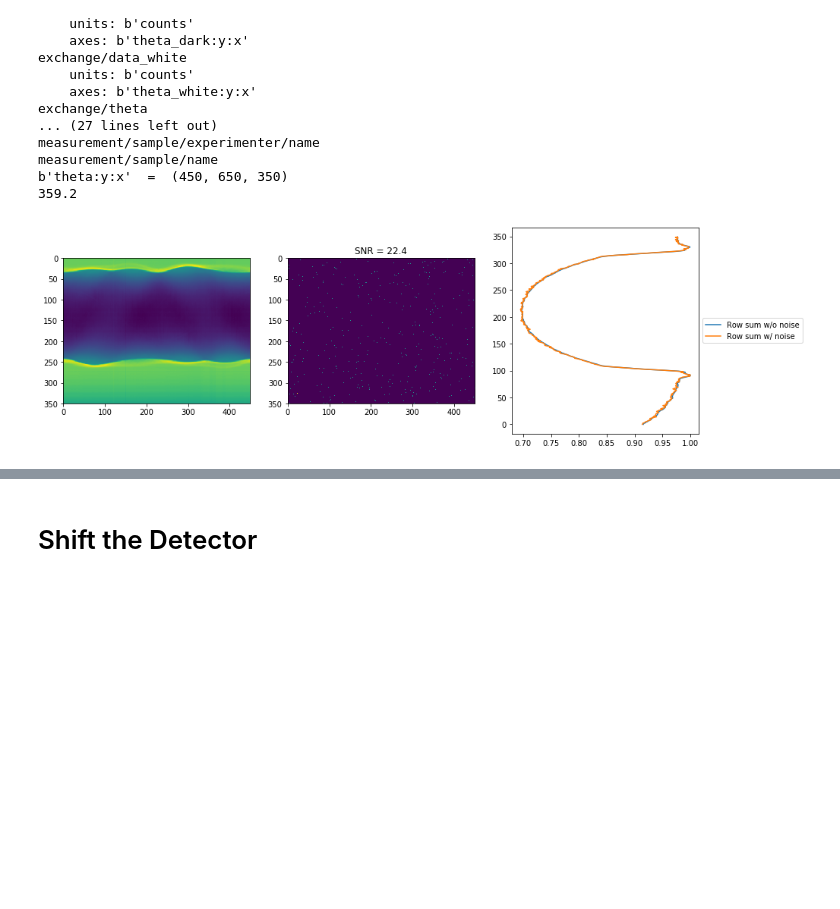
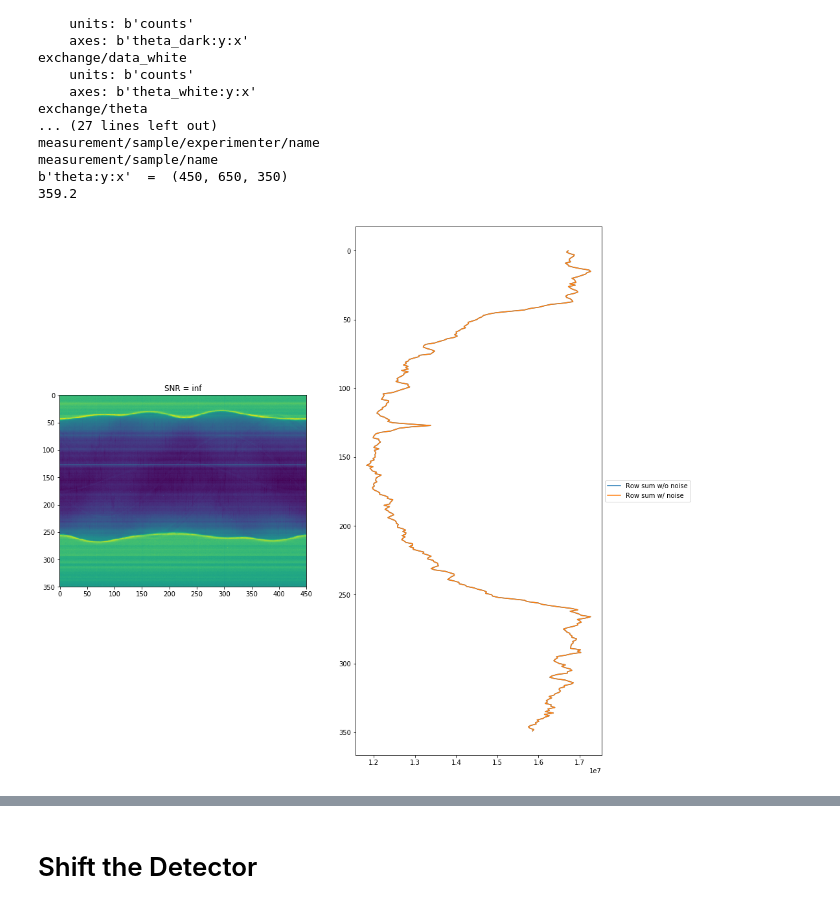
Before and after one commit to everettvacek/rotationCenter, a Jupyter notebook: Scan_crop_pad.ipynb, the cells around one changed output, grey strips where cells are left out. Drawn from its saved outputs; the diff is of its cells as text; code cells hidden in the pictures; blank space fills up the shorter version.

Commit message:
Changes to data handeling, added single projection analysis

```diff
--- a/Scan_crop_pad.ipynb
+++ b/Scan_crop_pad.ipynb
@@ -14,6 +16,6 @@ import h5py
 # %%
 #h_sino = h5py.File('./sinograms/tomo_00001/tomo_00001.h5', 'r')
-h_sino = h5py.File('./sinograms/tomo_00064_to_00067/tomo_00067.h5', 'r')
+h_sino = h5py.File('./sinograms/tomo_00064_to_00067/tomo_00066.h5', 'r')
 
 def print_attrs(name, obj):
     print(name)
@@ -54,13 +56,16 @@ b'theta:y:x'  =  (450, 650, 350)
 # for single sinogram, exposure is 1:1 noise to signal
 # for summed sinograms exposure is 1:Y noise to signal where y is the dimension of y axis
 #exposure = None
-exposure = 1*data.shape[1]
+exposure = None#*data.shape[1]
+
+## Preform stripe removal
+#sinogram = remove_stripe_fw(data)
 
 ## Choose to sum along Y axis or to select a slice
-added = np.sum(data ,axis = 1)            #sum along Y axis
-sinogram = np.transpose(added)
+#added = np.sum(data ,axis = 1)            #sum along Y axis
+#sinogram = np.transpose(added)
 sinogram_slice, sinogram_slice_snr = add_noise(np.transpose(data[:,100,:]), exposure)
-#sinogram = np.transpose(data[:,650//2,:])  #select a slice
+sinogram = np.transpose(data[:,175,:])  #select a slice
 
 ## Add noise
 sinogram_n, sinogram_noise_snr = add_noise(sinogram, exposure)
@@ -75,28 +80,88 @@ rowsum_n = np.sum(sinogram_n, axis=1)
 #print(cross_correlate(rowsum))
 # %%
 ## Plot ##
-plt.figure(figsize=(15,5))
-plt.subplot(131)
+plt.figure(figsize=(15,15))
+plt.subplot(121)
 plt.imshow(sinogram)
-plt.subplot(132)
-plt.imshow(sinogram_noise)
+#plt.subplot(132)
+#plt.imshow(sinogram_n)
 plt.title('SNR = ' + str(sinogram_noise_snr)[0:4])
-plt.subplot(133)
-plt.plot(rowsum[::-1]/np.max(rowsum), np.arange(0,sinogram.shape[0],1), label = 'Row sum w/o noise')
-plt.plot(rowsum_n[::-1]/np.max(rowsum_n), np.arange(0,sinogram.shape[0],1), label = 'Row sum w/ noise')
+plt.subplot(122)
+plt.plot(rowsum, np.arange(0,sinogram.shape[0],1), label = 'Row sum w/o noise')
+plt.plot(rowsum_n, np.arange(0,sinogram.shape[0],1), label = 'Row sum w/ noise')
+plt.gca().invert_yaxis()
 plt.legend(loc='center left', bbox_to_anchor=(1, 0.5))
 
 plt.show()
-
+'''
 plt.figure(figsize = (10,5))
 plt.subplot(121)
 plt.imshow(gaussian_filter(sinogram_slice, sigma=5))
 plt.title('SNR = ' + str(sinogram_slice_snr)[0:4])
 plt.subplot(122)
-plt.plot(np.sum(gaussian_filter1d(sinogram_slice, sigma=10, axis=0), axis = 1), np.arange(0,sinogram.shape[0],1))
+plt.plot(np.sum(gaussian_filter(sinogram_slice, sigma=10), axis = 1), np.arange(0,sinogram.shape[0],1))
+plt.gca().invert_yaxis()
+plt.show()
+'''
+SYM_min = []
+for i in range(sinogram.shape[1]):
+    test_rowsum = (sinogram_n[:,i] - np.min(sinogram_n[:,i]))/np.max(sinogram_n[:,i] - np.min(sinogram_n[:,i]))#rowsum_n[0:350]-np.min(rowsum_n)
+    DC, SYM = np.zeros(len(test_rowsum), dtype = 'complex'), np.zeros(len(test_rowsum), dtype = 'complex')
+    array_fft = np.fft.fft(test_rowsum)
+    SYM[1] = array_fft[1]
+    ifftr = np.fft.ifft(SYM)
+    ifftr_even = np.fft.ifft(np.real(SYM))
+    ifftr_odd = np.fft.ifft(np.imag(SYM)*1j)
+    #print(argrelextrema(ifftr, np.less)[0][0])
+    SYM_min.append(argrelextrema(ifftr, np.less)[0][0])
+
+    '''
+    plt.plot((test_rowsum-np.min(test_rowsum))/np.max(test_rowsum-np.min(test_rowsum))**.5)
+    plt.plot((ifftr-np.min(ifftr))/np.abs(np.max(ifftr-np.min(ifftr)))**.5)
+    plt.plot((ifftr_even-np.min(ifftr_even))/np.abs(np.max(ifftr_even-np.min(ifftr_even)))**.5, label = 'even')
+    plt.plot((ifftr_odd-np.min(ifftr_odd))/np.abs(np.max(ifftr_odd-np.min(ifftr_odd)))**.5, label = 'odd')
+    plt.title(str(argrelextrema(ifftr, np.less)[0]) + '  ' + str(np.max(ifftr_odd)))
+    #plt.plot((np.arange(215)-150)**4/400000000)
+    plt.legend()
+    plt.show()
+    '''
+
+def fit_to_cos(array):
+    N = len(array)
+    data = array
+    t = np.linspace(0, 4*np.pi, N)
+    guess_mean = np.mean(data)
+    guess_std = 3*np.std(data)/(2**0.5)/(2**0.5)
+    guess_phase = 0
+    guess_freq = .5
+    guess_amp = np.max(data)-np.abs(np.min(data))
+
+    # we'll use this to plot our first estimate. This might already be good enough for you
+    data_first_guess = guess_std*np.sin(t+guess_phase) + guess_mean
+
+    # Define the function to optimize, in this case, we want to minimize the difference
+    # between the actual data and our "guessed" parameters
+    optimize_func = lambda x: x[0]*np.sin(x[1]*t+x[2]) + x[3] - data
+    est_amp, est_freq, est_phase, est_mean = leastsq(optimize_func, [guess_amp, guess_freq, guess_phase, guess_mean])[0]
+
+    # recreate the fitted curve using the optimized parameters
+    data_fit = est_amp*np.sin(est_freq*t+est_phase) + est_mean
+    print('Mean = ', est_mean)
+    return data_fit, data_first_guess
+data_fit, data_first_guess = fit_to_cos(SYM_min)
+SYM_min_SYM = np.zeros(len(SYM_min), dtype = 'complex')
+SYM_min_SYM[1] = np.fft.fft(SYM_min)[1]
+iSmS = np.fft.ifft(SYM_min_SYM)
+
+plt.plot(np.asarray(SYM_min))
+plt.plot(np.real(iSmS)+np.mean(data_fit), label = 'iSmS')
+#plt.plot(data_first_guess, label = 'guess')
+plt.plot(data_fit, label= 'fit')
+plt.legend()
+plt.title(np.mean(SYM_min))
 plt.show()
 
-print(np.max(sinogram))
-print(sinogram_noise_snr)
+plt.plot(ifftr_odd-np.min(ifftr_odd))
+plt.show()
 # %% [output]
-[figure, old version]
+[figure, new version]
```
Also changed, not shown: parts of 13 cells of this notebook, 1 other file.
